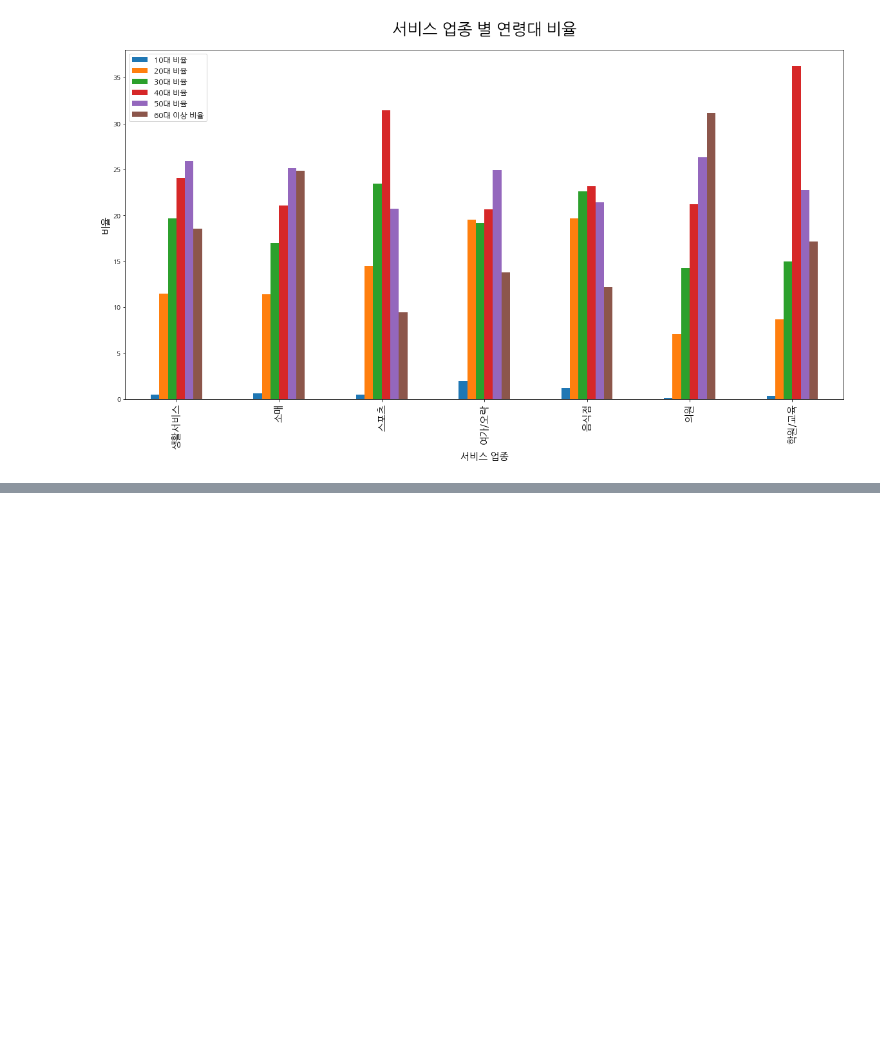
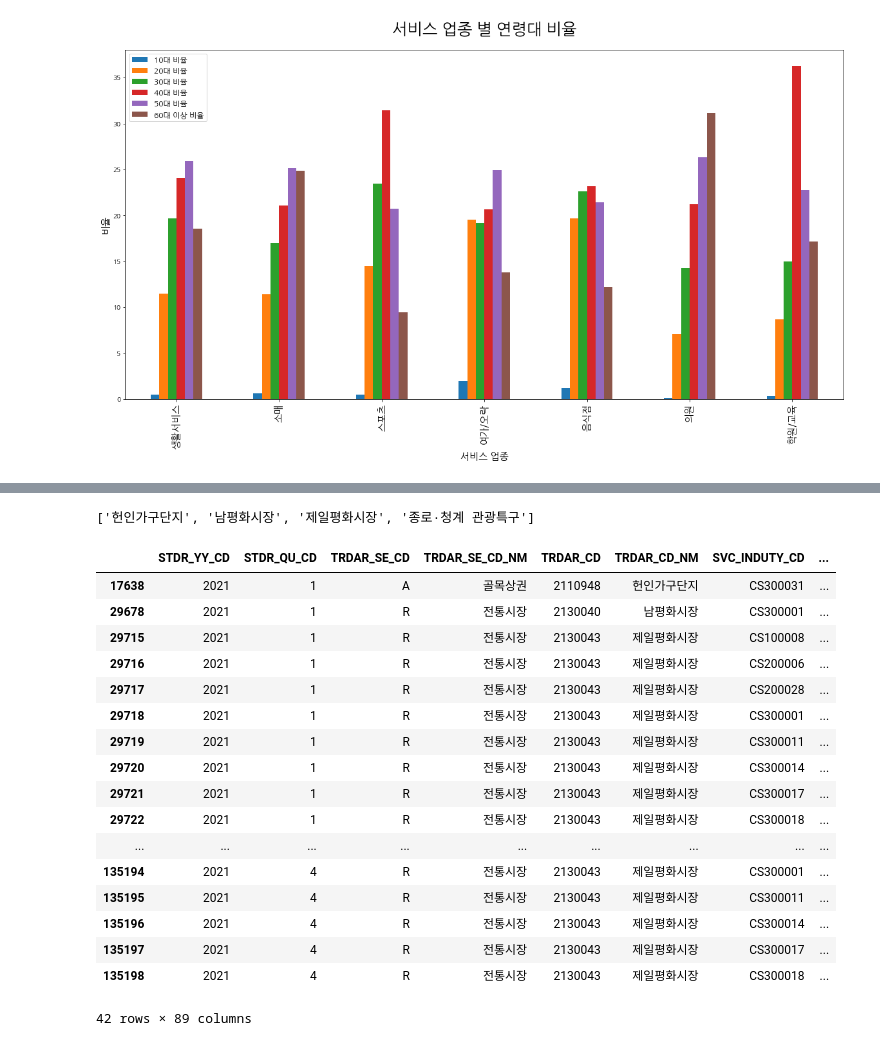
Before and after one commit to jisooyoon22/cw_data, a Jupyter notebook: 윤지수/상권분석.ipynb, the cells around one changed output, grey strips where cells are left out. Drawn from its saved outputs; the diff is of its cells as text; code cells hidden in the pictures; blank space fills up the shorter version.

```diff
--- a/윤지수/상권분석.ipynb
+++ b/윤지수/상권분석.ipynb
@@ -506,0 +1084,5 @@ plt.show()3
+# %%
+not_in_data = [item for item in data_unique if item not in pop_unique]
+not_in_data
+# %% [output]
+['헌인가구단지', '남평화시장', '제일평화시장', '종로·청계 관광특구']
@@ -506,0 +1091,21 @@ plt.show()3
+# %%
+data[data['TRDAR_CD_NM'].isin(['헌인가구단지', '남평화시장', '제일평화시장'])]
+# %% [output]
+|  | STDR_YY_CD | STDR_QU_CD | TRDAR_SE_CD | TRDAR_SE_CD_NM | TRDAR_CD | TRDAR_CD_NM | SVC_INDUTY_CD | ... |
+| 17638 | 2021 | 1 | A | 골목상권 | 2110948 | 헌인가구단지 | CS300031 | ... |
+| 29678 | 2021 | 1 | R | 전통시장 | 2130040 | 남평화시장 | CS300001 | ... |
+| 29715 | 2021 | 1 | R | 전통시장 | 2130043 | 제일평화시장 | CS100008 | ... |
+| 29716 | 2021 | 1 | R | 전통시장 | 2130043 | 제일평화시장 | CS200006 | ... |
+| 29717 | 2021 | 1 | R | 전통시장 | 2130043 | 제일평화시장 | CS200028 | ... |
+| 29718 | 2021 | 1 | R | 전통시장 | 2130043 | 제일평화시장 | CS300001 | ... |
+| 29719 | 2021 | 1 | R | 전통시장 | 2130043 | 제일평화시장 | CS300011 | ... |
+| 29720 | 2021 | 1 | R | 전통시장 | 2130043 | 제일평화시장 | CS300014 | ... |
+| 29721 | 2021 | 1 | R | 전통시장 | 2130043 | 제일평화시장 | CS300017 | ... |
+| 29722 | 2021 | 1 | R | 전통시장 | 2130043 | 제일평화시장 | CS300018 | ... |
+| ... | ... | ... | ... | ... | ... | ... | ... | ... |
+| 135194 | 2021 | 4 | R | 전통시장 | 2130043 | 제일평화시장 | CS300001 | ... |
+| 135195 | 2021 | 4 | R | 전통시장 | 2130043 | 제일평화시장 | CS300011 | ... |
+| 135196 | 2021 | 4 | R | 전통시장 | 2130043 | 제일평화시장 | CS300014 | ... |
+| 135197 | 2021 | 4 | R | 전통시장 | 2130043 | 제일평화시장 | CS300017 | ... |
+| 135198 | 2021 | 4 | R | 전통시장 | 2130043 | 제일평화시장 | CS300018 | ... |
+42 rows × 89 columns
```
Also changed, not shown: parts of 62 cells of this notebook.
